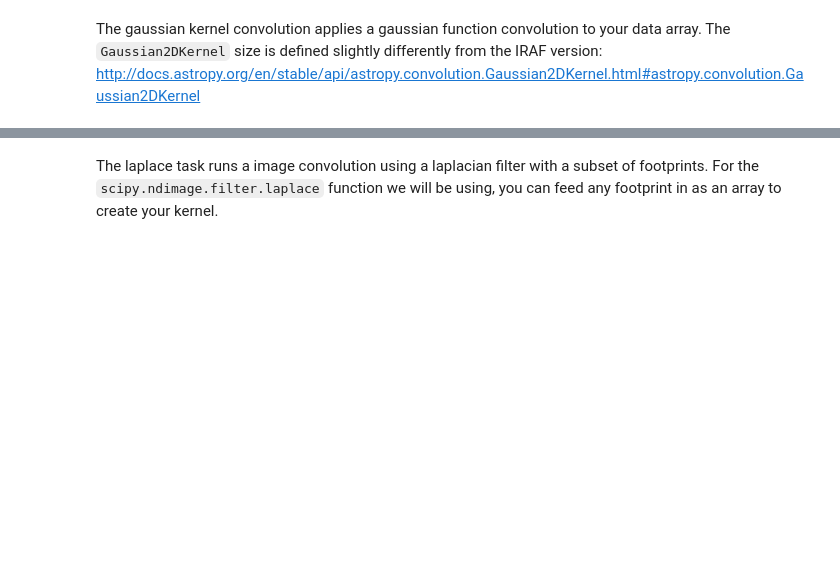
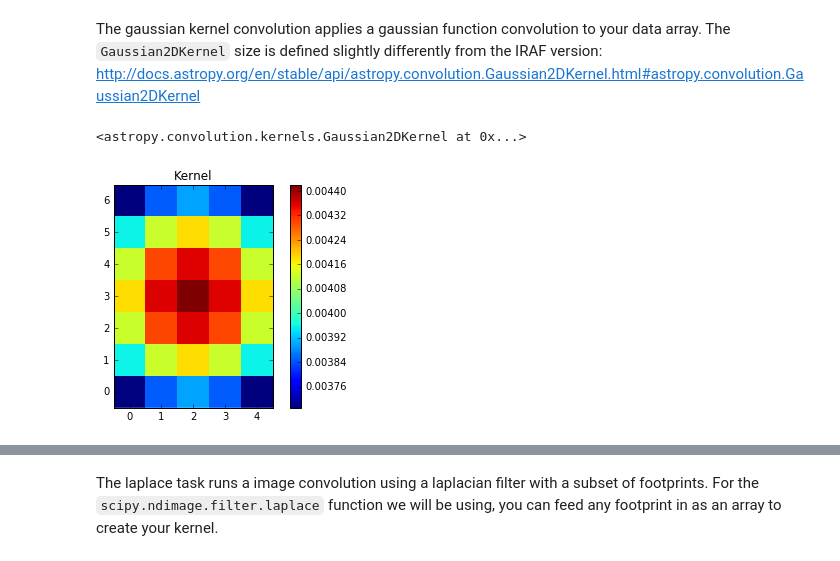
Before and after one commit to kakirastern/stak, a Jupyter notebook: apcmd/notebooks/images.imfilter.ipynb, the cells around one changed output, grey strips where cells are left out. Drawn from its saved outputs; the diff is of its cells as text; code cells hidden in the pictures; blank space fills up the shorter version.

```diff
--- a/apcmd/notebooks/images.imfilter.ipynb
+++ b/apcmd/notebooks/images.imfilter.ipynb
@@ -52,8 +109,19 @@ The gaussian kernel convolution applies a gaussian function convolution to your
 from astropy.convolution import Gaussian2DKernel
 # %%
 # create test array
-my_arr = np.random.randint(0,10,(10,10))
+my_arr = np.random.randint(0,10,(30,30))
 # setup our kernel, with 6 sigma and a 3 in x by 5 in y size
-gauss_kernel = Gaussian2DKernel(6, x_size=3, y_size=5)
+gauss_kernel = Gaussian2DKernel(6, x_size=5, y_size=7)
 # perform convolution
-result = convolve(my_arr, gauss_kernel, normalize_kernel=True)
+result = ap_convolve(my_arr, gauss_kernel, normalize_kernel=True)
+
+gauss_kernel
+# %% [output]
+<astropy.convolution.kernels.Gaussian2DKernel at 0x...>
+# %%
+plt.imshow(gauss_kernel, interpolation='none', origin='lower')
+plt.title('Kernel')
+plt.colorbar()
+plt.show()
+# %% [output]
+[figure, added]
```
Also changed, not shown: parts of 43 cells of this notebook, 2 other files.
